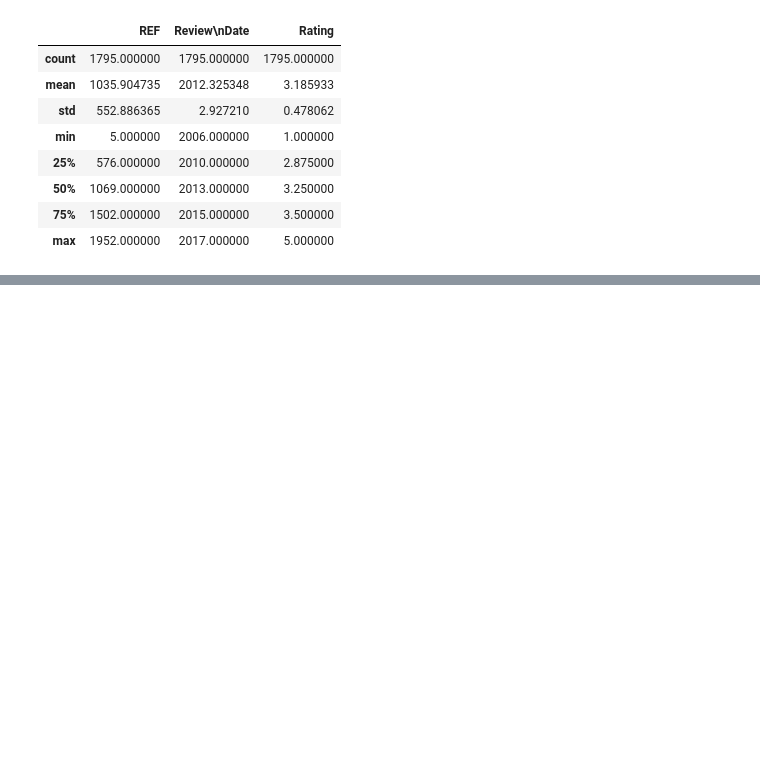
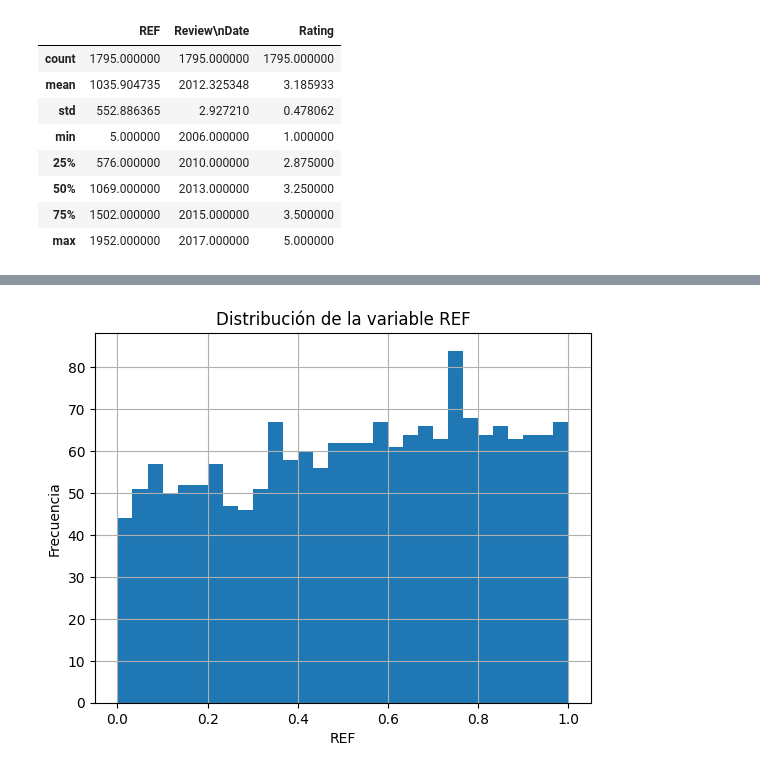
Before and after one commit to Maggycodde/Clases_IARMA-3, a Jupyter notebook: caso1.ipynb, the cells around one changed output, grey strips where cells are left out. Saved outputs shown, nothing was run; the diff lists cells and outputs as text; code cells hidden in the pictures; blank space fills up the shorter version.

```diff
--- a/caso1.ipynb
+++ b/caso1.ipynb
@@ -261,0 +262,6 @@ df.head()
+# %%
+scaler = MinMaxScaler()
+
+df[["REF","Rating"]] = scaler.fit_transform(
+    df[["REF","Rating"]]
+)
@@ -261,0 +277,12 @@ df.head()
+# %%
+df["REF"].hist(
+    bins=30
+)
+
+plt.title("Distribución de la variable REF")
+plt.xlabel("REF")
+plt.ylabel("Frecuencia")
+
+plt.show()
+# %% [output]
+[figure, added]
```
Also changed, not shown: parts of 9 cells of this notebook, 3 other files.
